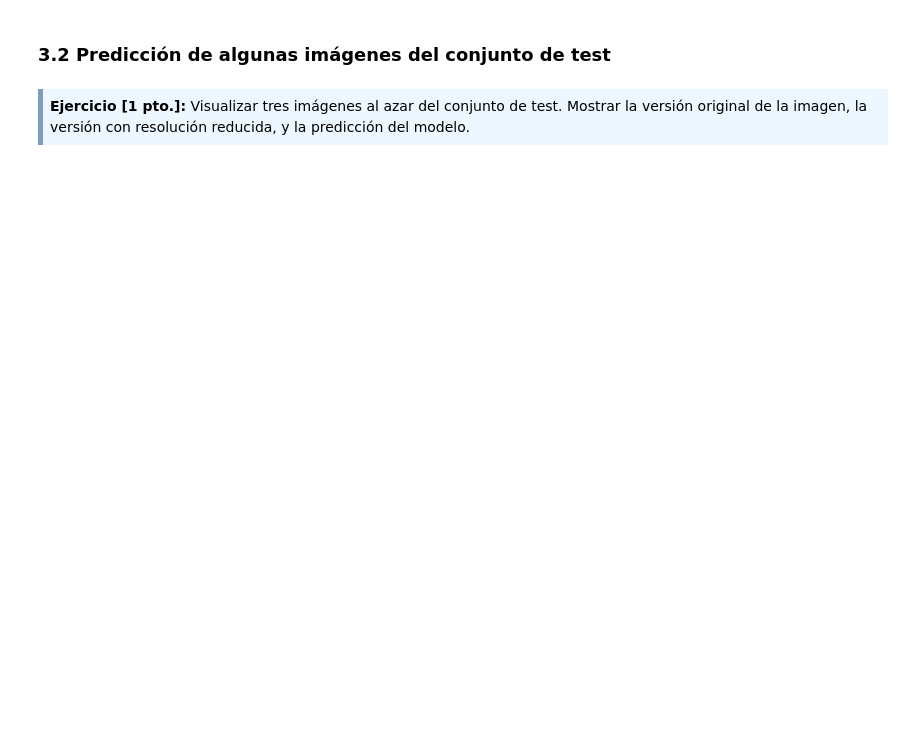
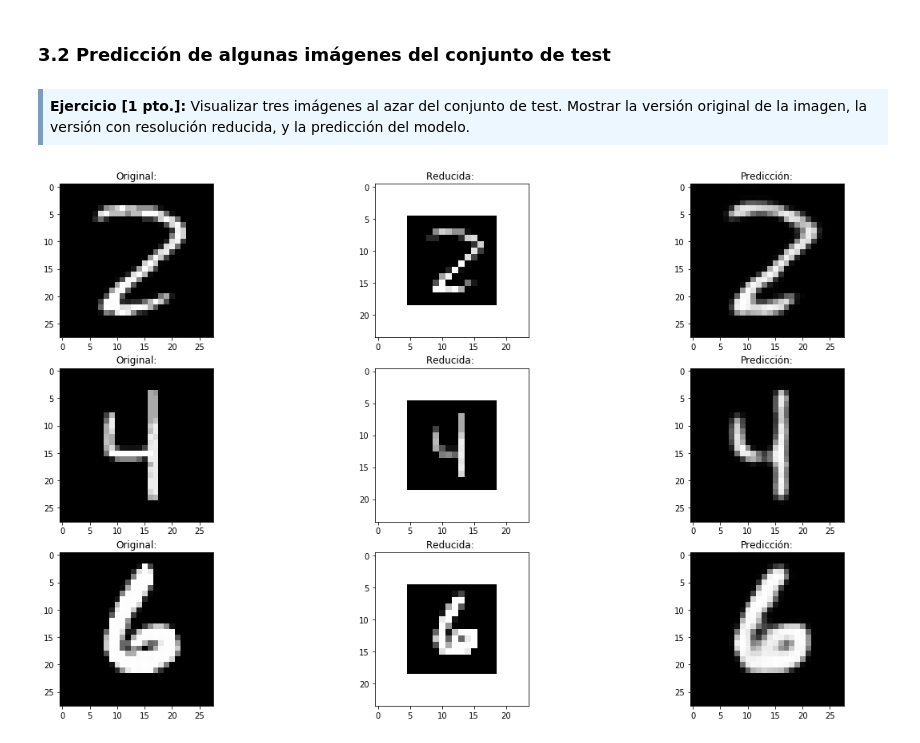
Before and after one commit to fernandoabcampos/deep-learning, a Jupyter notebook: PEC2/201802-M2.875-PEC2_Enunciado.ipynb, the cells around one changed output. Saved outputs shown, nothing was run; the diff lists cells and outputs as text; code cells hidden in the pictures; blank space fills up the shorter version.

```diff
--- a/PEC2/201802-M2.875-PEC2_Enunciado.ipynb
+++ b/PEC2/201802-M2.875-PEC2_Enunciado.ipynb
@@ -421,0 +412,17 @@ model.fit(None)
+# %%
+##TODO: Creación del modelo
+def super_cnn():
+    super_cnn = Sequential()
+
+    super_cnn.add(Conv2D(32, (3,3), activation='relu', padding='same'))
+    super_cnn.add(MaxPooling2D(pool_size=(2, 2)))
+    super_cnn.add(Conv2D(32, (3,3), activation='relu', padding='same'))
+    super_cnn.add(Deconv2D(32, (3,3), strides=(2,2), activation='relu', padding='same'))
+    super_cnn.add(Deconv2D(1, (3,3), strides=(2,2), activation='sigmoid', padding='same'))
+
+    return super_cnn
+
+
+super_cnn = super_cnn()
+super_cnn.compile(optimizer='adadelta', metrics=['accuracy'], loss=['mean_squared_error'])
+super_cnn.fit(x, y, epochs = 5, batch_size = 10)
@@ -427,14 +448,31 @@ model.fit(None)
 </div>
 # %%
 # Predicción de tres imágenes del conjunto de test
-n_images = None
+n_images = 3
 idx_images = np.random.randint(x_test.shape[0], size=n_images)
 
 images = np.expand_dims(np.stack([x_test[i] for i in idx_images]), axis=3)
 
-pred = model.predict(images)
+pred = super_cnn.predict(images)
 
 # Ajustamos las dimensiones de las imágenes predichas al formato adecuado y desnormalizamos los píxeles
-pred = None
+pred = pred.reshape(3, 28,28)
+images = images.reshape((3, 14, 14))
+
 
 ##TODO: Visualización de las imágenes predichas
+fig, axs = plt.subplots(ncols= 3, nrows = n_images, figsize=(20, 12))
+
+for idx in range(n_images):
+    #Mostrar la versión original de la imagen, la versión con resolución reducida, y la predicción del modelo.
+    im = axs[idx]
+    im[0].set_title("Original:")
+    im[0].imshow(x_test_orig[idx_images[idx]], cmap='gray')
+
+    im[1].set_title('Reducida: ')
+    im[1].imshow(np.pad(images[idx], mode='constant', constant_values=1, pad_width = 5), cmap='gray')
+
+    im[2].set_title('Predicción:')
+    im[2].imshow(pred[idx], cmap='gray')
+# %% [output]
+[figure, added]
```
Also changed, not shown: parts of 6 cells of this notebook.
